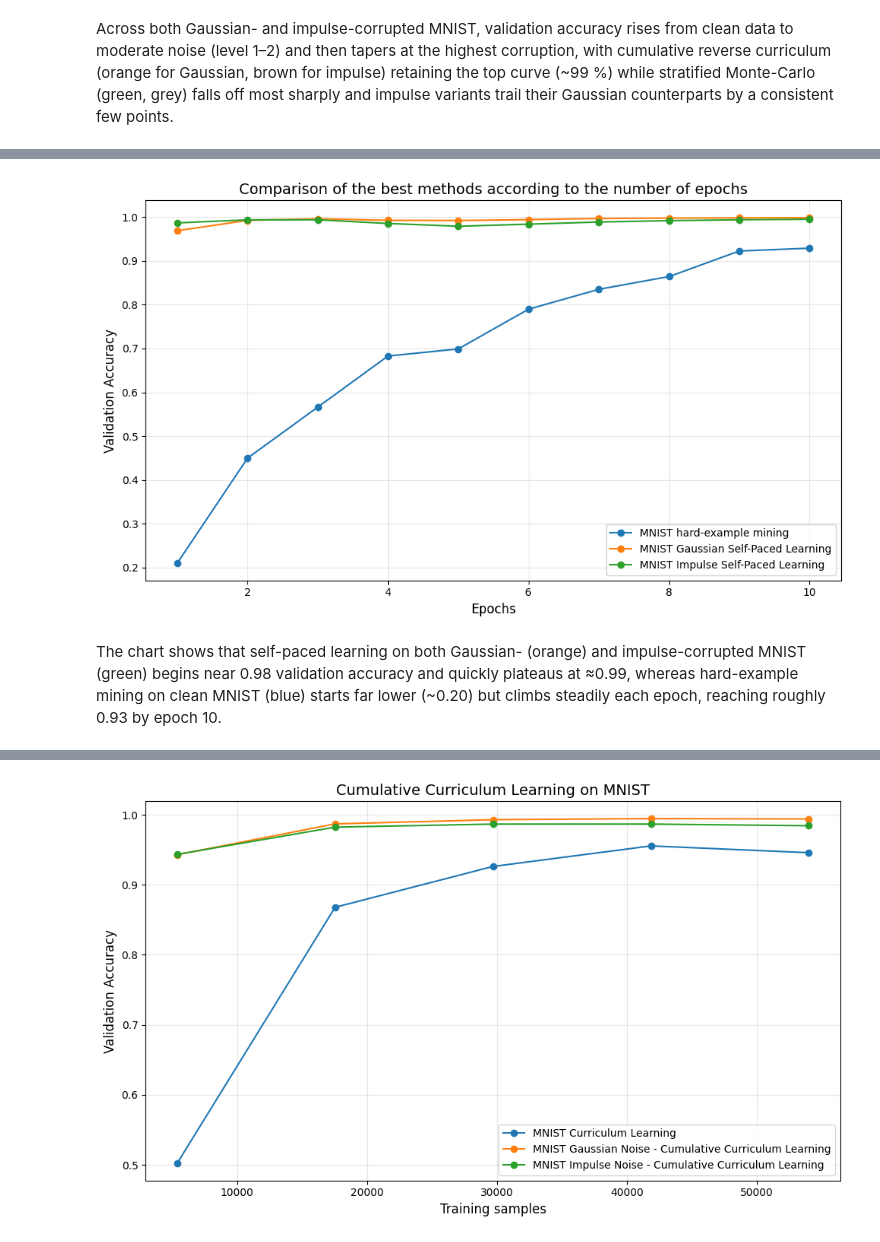
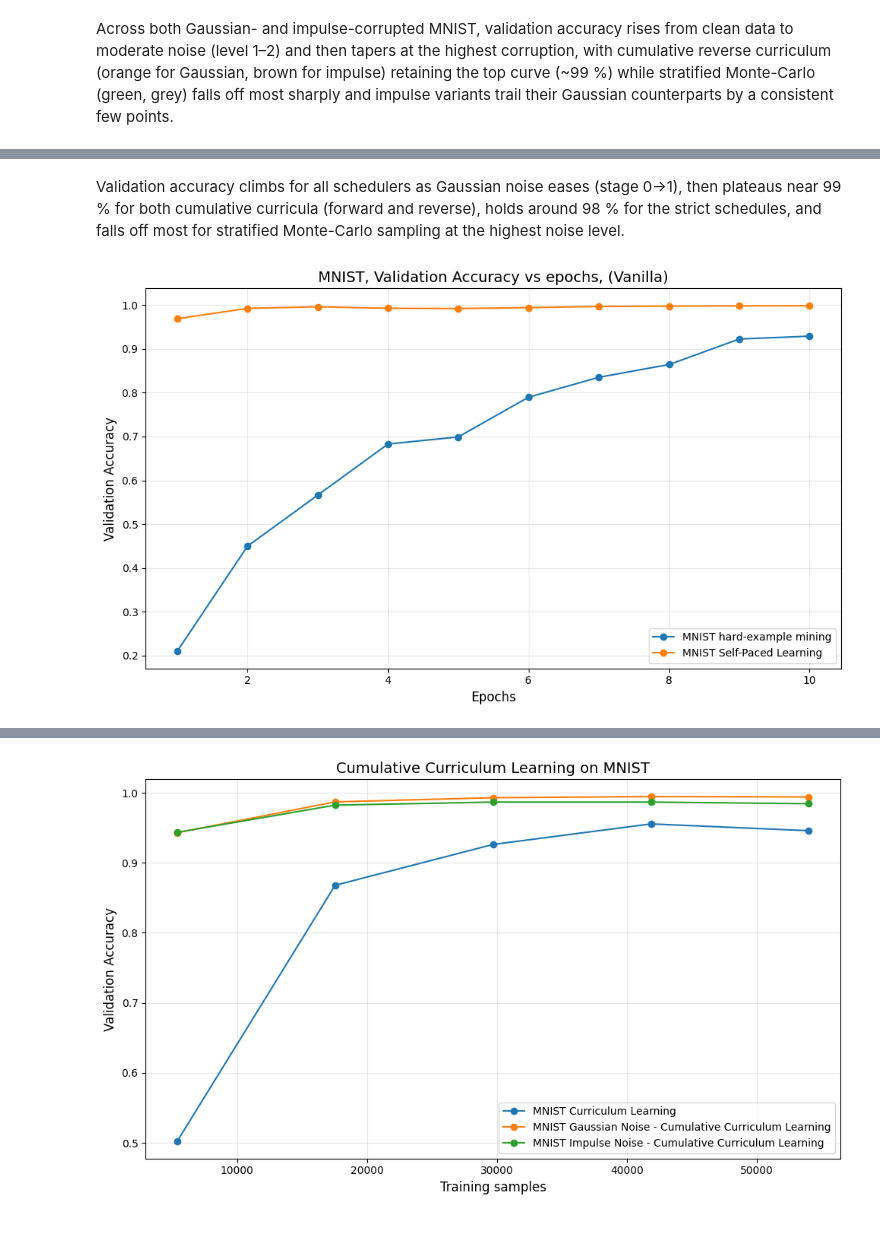
Before and after one commit to Reza-rgb/Opti4ML-TidyTeam, a Jupyter notebook: src/mnist_dataset.ipynb, the cells around one changed output, grey strips where cells are left out. Cells and saved outputs as stored; diff of their text form; code cells hidden in the pictures.

Commit message:
final MNIST

```diff
--- a/src/mnist_dataset.ipynb
+++ b/src/mnist_dataset.ipynb
@@ -2615,22 +2648,20 @@ Across both Gaussian- and impulse-corrupted MNIST, validation accuracy rises fro
+# %% [markdown]
+Validation accuracy climbs for all schedulers as Gaussian noise eases (stage 0→1), then plateaus near 99 % for both cumulative curricula (forward and reverse), holds around 98 % for the strict schedules, and falls off most for stratified Monte-Carlo sampling at the highest noise level.
 # %%
 plot_multi_curves(
     epochs_list_MINST_H_ex_mining,
     accs_MNIST_H_ex_mining,
     train_accs_MNIST_Gaussian_Self_Paced,
-    train_accs_MNIST_Impulse_self_paced,
 
     labels=[
         "MNIST hard-example mining",
-        "MNIST Gaussian Self-Paced Learning",
-        "MNIST Impulse Self-Paced Learning"
+        "MNIST Self-Paced Learning",
     ],
-    title="Comparison of the best methods according to the number of epochs",
+    title="MNIST, Validation Accuracy vs epochs, (Vanilla)",
     xlabel="Epochs",
     ylabel="Validation Accuracy",
-    markers=["o", "o", "o"],
-    linestyles=["-", "-", "-"],
+    markers=["o", "o"],
+    linestyles=["-", "-"],
 )
 # %% [output]
-[figure, old version]
+[figure, new version]
-# %% [markdown]
-The chart shows that self-paced learning on both Gaussian- (orange) and impulse-corrupted MNIST (green) begins near 0.98 validation accuracy and quickly plateaus at ≈0.99, whereas hard-example mining on clean MNIST (blue) starts far lower (~0.20) but climbs steadily each epoch, reaching roughly 0.93 by epoch 10.
```
Also changed, not shown: parts of 12 cells of this notebook.
